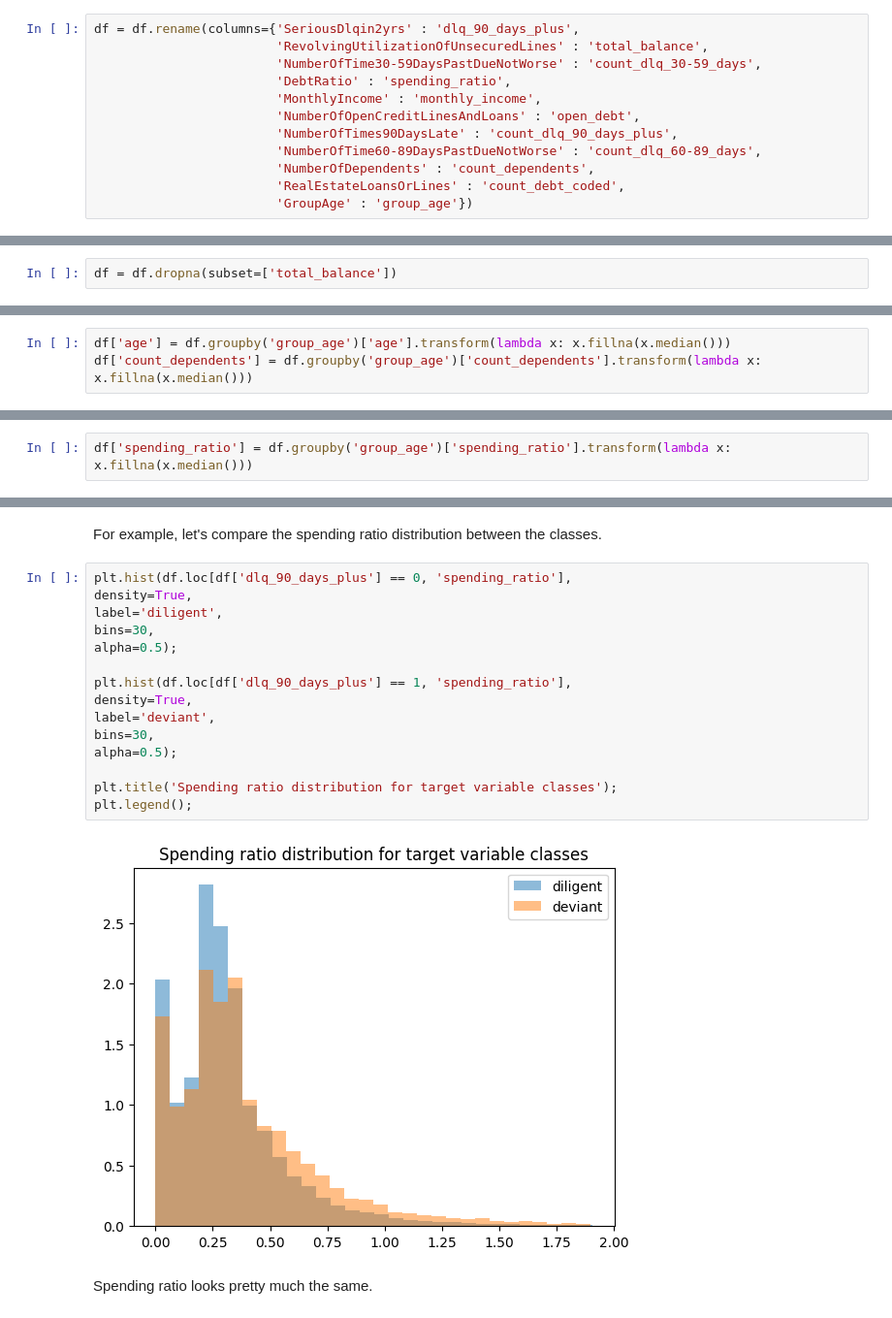
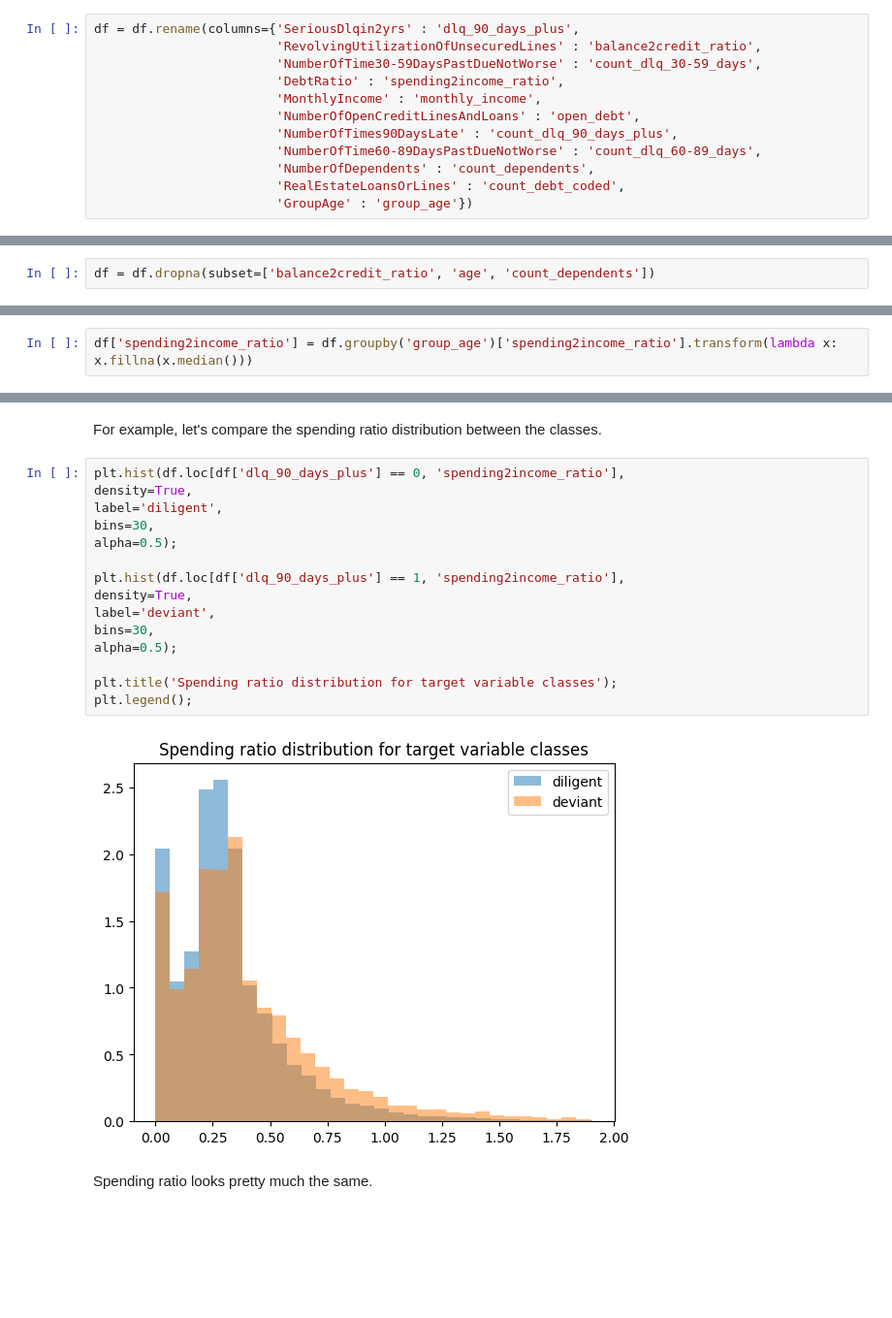
Before and after one commit to CzSadykov/credit_scoring, a Jupyter notebook: EDA+ML.ipynb, the cells around one changed output, grey strips where cells are left out. Shown at 97% size. Saved outputs shown, nothing was run; the diff lists cells and outputs as text; blank space fills up the shorter version.

```diff
--- a/EDA+ML.ipynb
+++ b/EDA+ML.ipynb
@@ -87,9 +87,9 @@ memory usage: 13.7+ MB
 I suggest to make columns' labels a bit fancier in a "PEP 8" style.
 # %%
 df = df.rename(columns={'SeriousDlqin2yrs' : 'dlq_90_days_plus',
-                        'RevolvingUtilizationOfUnsecuredLines' : 'total_balance',
+                        'RevolvingUtilizationOfUnsecuredLines' : 'balance2credit_ratio',
                         'NumberOfTime30-59DaysPastDueNotWorse' : 'count_dlq_30-59_days',
-                        'DebtRatio' : 'spending_ratio',
+                        'DebtRatio' : 'spending2income_ratio',
                         'MonthlyIncome' : 'monthly_income',
                         'NumberOfOpenCreditLinesAndLoans' : 'open_debt',
                         'NumberOfTimes90DaysLate' : 'count_dlq_90_days_plus',
@@ -225,5 +223,5 @@ Now we have a bit more omissions. Let's deal with them.
 # %%
-df = df.dropna(subset=['total_balance'])
+df = df.dropna(subset=['balance2credit_ratio', 'age', 'count_dependents'])
 # %%
 df['group_age'].value_counts()
 # %% [output]
@@ -258,9 +257,6 @@ Name: age, dtype: float64
 Yep, we definitely can remove it. And replace missing values with those medians.
 # %%
 df = df.loc[df['group_age'] != 'a']
-# %%
-df['age'] = df.groupby('group_age')['age'].transform(lambda x: x.fillna(x.median()))
-df['count_dependents'] = df.groupby('group_age')['count_dependents'].transform(lambda x: x.fillna(x.median()))
 # %% [markdown]
 Let's check how we are doing.
 # %%
@@ -314,5 +310,5 @@ If a distribution for `monthly_income` looks roughly normal, looking at the plot
 # %%
-df['spending_ratio'] = df.groupby('group_age')['spending_ratio'].transform(lambda x: x.fillna(x.median()))
+df['spending2income_ratio'] = df.groupby('group_age')['spending2income_ratio'].transform(lambda x: x.fillna(x.median()))
 # %%
 df['monthly_income'] = df.groupby('group_age')['monthly_income']\
 .transform(lambda x: x.fillna(np.random.normal(loc=x.mean(), scale=x.std())))
@@ -485,22 +485,22 @@ We can reject the null hypothesis about equal mean values. Deviant customers sta
 # %% [markdown]
 For example, let's compare the spending ratio distribution between the classes.
 # %%
-plt.hist(df.loc[df['dlq_90_days_plus'] == 0, 'spending_ratio'],
+plt.hist(df.loc[df['dlq_90_days_plus'] == 0, 'spending2income_ratio'],
 density=True,
 label='diligent',
 bins=30,
 alpha=0.5);
 
-plt.hist(df.loc[df['dlq_90_days_plus'] == 1, 'spending_ratio'],
+plt.hist(df.loc[df['dlq_90_days_plus'] == 1, 'spending2income_ratio'],
 density=True,
 label='deviant',
 bins=30,
 alpha=0.5);
 
 plt.title('Spending ratio distribution for target variable classes');
 plt.legend();
 # %% [output]
-[figure, old version]
+[figure, new version]
 # %% [markdown]
 Spending ratio looks pretty much the same.
 # %%
```
Also changed, not shown: parts of 45 cells of this notebook.
